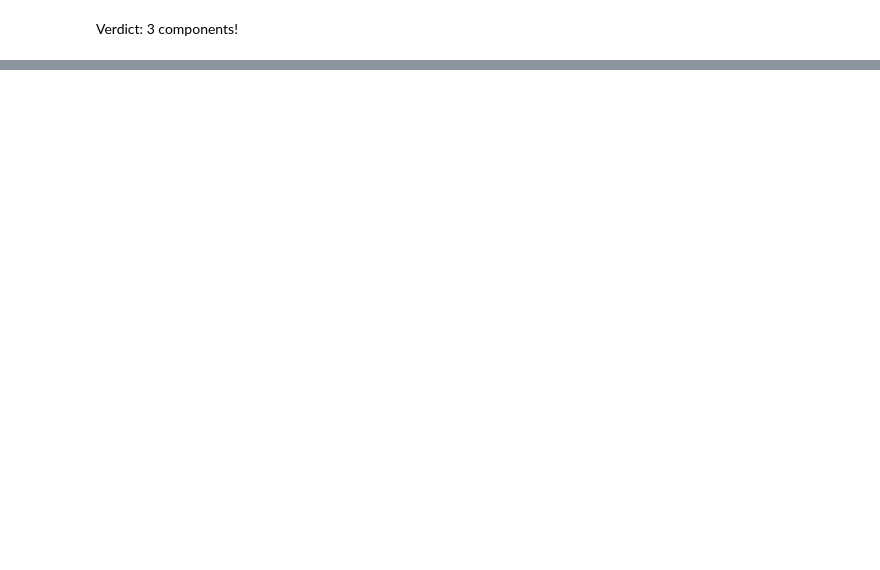
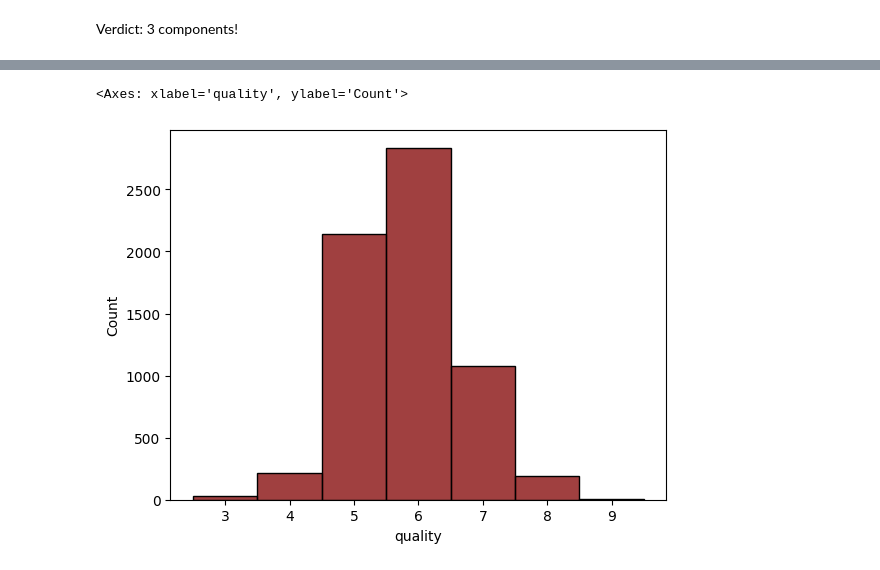
Before and after one commit to chainrunner8/Statistical-Learning, a Jupyter notebook: GA/explore.ipynb, the cells around one changed output, grey strips where cells are left out. Cells and saved outputs as stored; diff of their text form; code cells hidden in the pictures; blank space fills up the shorter version.

```diff
--- a/GA/explore.ipynb
+++ b/GA/explore.ipynb
@@ -279,0 +312,9 @@ Verdict: 3 components!
+# %%
+data = pd.read_csv('data/wines.csv')
+X = data.drop(columns=['quality', 'colour'])
+y = data['quality']
+# %%
+sns.histplot(y, bins=np.arange(min(y)-0.5, max(y)+1.5), color='maroon')
+# %% [output]
+<Axes: xlabel='quality', ylabel='Count'>
+[figure, added]
```
Also changed, not shown: parts of 3 cells of this notebook, 13 other files.
